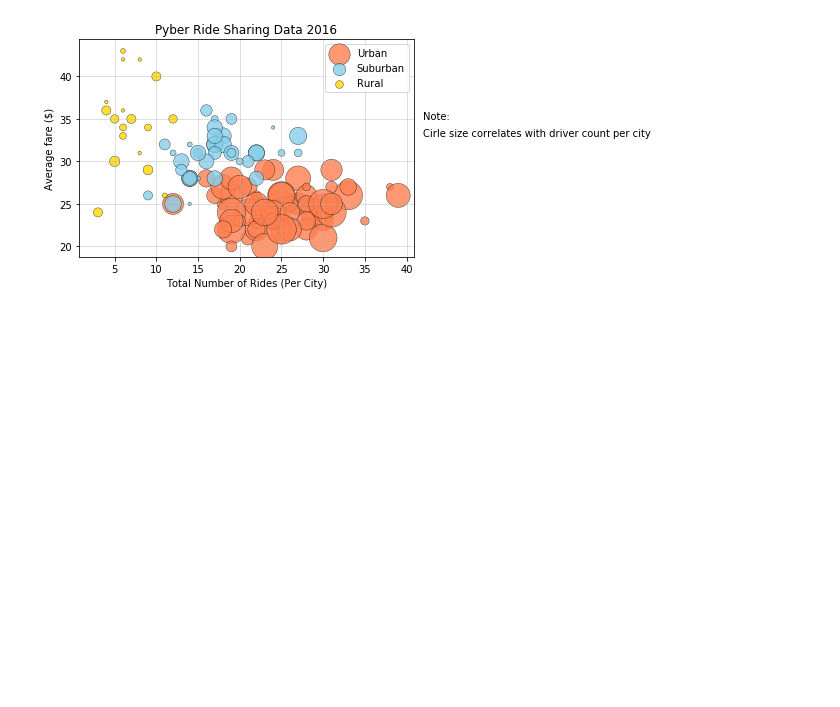
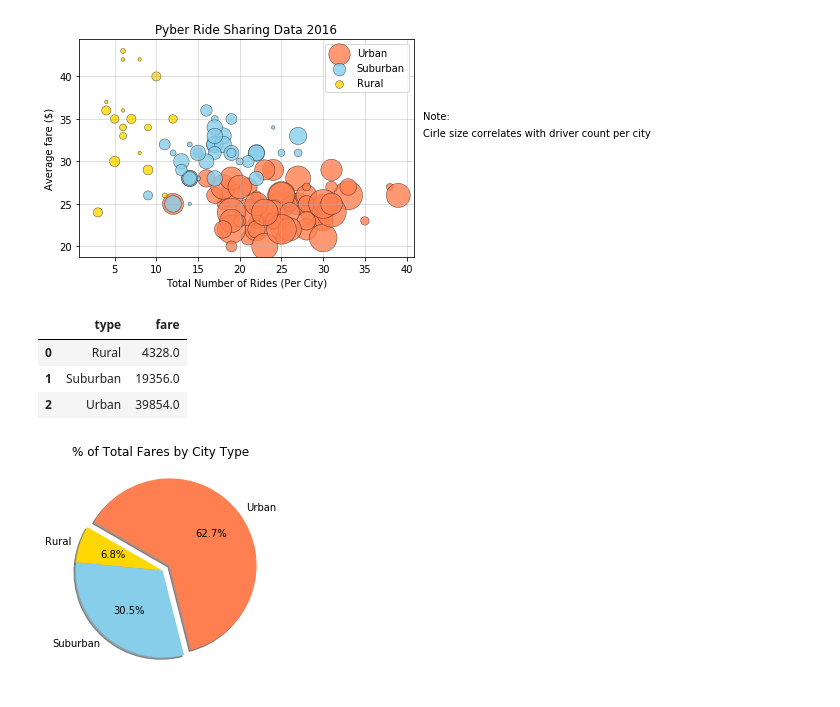
Before and after one commit to taswanj01/Data_Analytics_Projects, a Jupyter notebook: Module_5_Tai-Johnson_Matplotlib/power_of_plots/The_Power_of_Plots_Pyber.ipynb, the cells around one changed output. Drawn from its saved outputs; the diff is of its cells as text; code cells hidden in the pictures; blank space fills up the shorter version.

Commit message:
percentage of fares by city pie chart and jpeg

```diff
--- a/Module_5_Tai-Johnson_Matplotlib/power_of_plots/The_Power_of_Plots_Pyber.ipynb
+++ b/Module_5_Tai-Johnson_Matplotlib/power_of_plots/The_Power_of_Plots_Pyber.ipynb
@@ -60,3 +60,27 @@ plt.savefig('Pyber_bubble_chart.jpeg', bbox_inches='tight')
 plt.show()
 # %% [output]
 [figure]
+# %%
+#Calculate total fares per city type for our py...excuse me, pie chart
+
+total_fare_per_city = round(city_ride_df.groupby('type')['fare'].sum()).reset_index()
+#total_fare_per_city.set_index('type', inplace=True)
+# avg_fare_per_city.rename(columns={'fare': 'Average fare ($)'}, inplace=True)
+# avg_fare_per_city.drop(columns='type', inplace=True)
+# %%
+total_fare_per_city
+# %% [output]
+|  | type | fare |
+| 0 | Rural | 4328.0 |
+| 1 | Suburban | 19356.0 |
+| 2 | Urban | 39854.0 |
+# %%
+#Build pie chart, save figure and show it. Charting with the pandas method won't let me get rid of the legend.
+plt.pie(total_fare_per_city['fare'], labels=total_fare_per_city['type'], colors=['Gold','SkyBlue','Coral'], \
+        startangle=150, shadow=True, autopct="%1.1f%%",explode=(0,0,0.1,))
+
+plt.title('% of Total Fares by City Type ')
+plt.savefig('percentage_of_total_fares_by_city_type.jpeg')
+plt.show()
+# %% [output]
+[figure, added]
```
Also changed, not shown: 1 other file.
